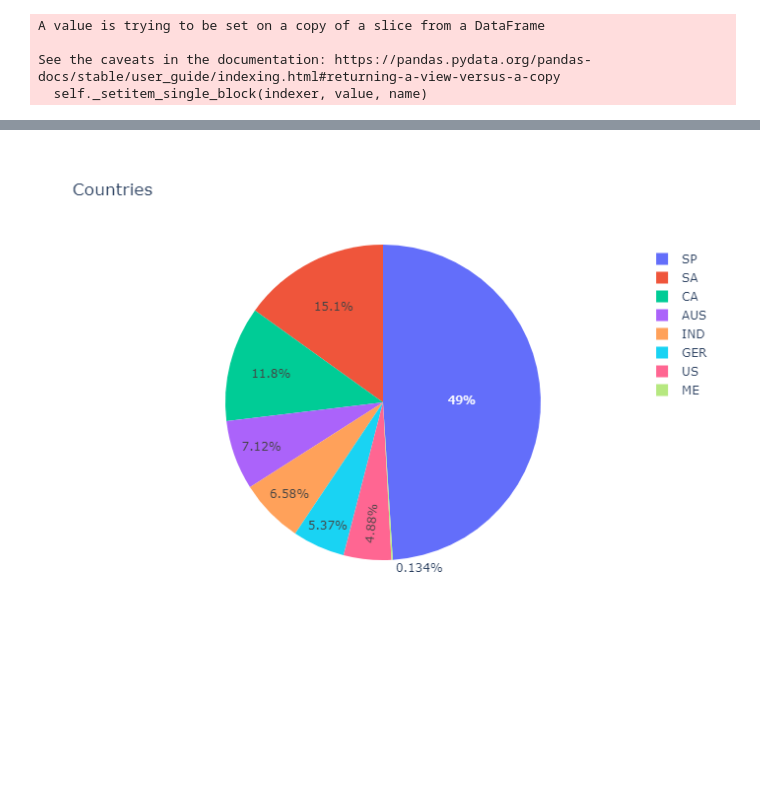
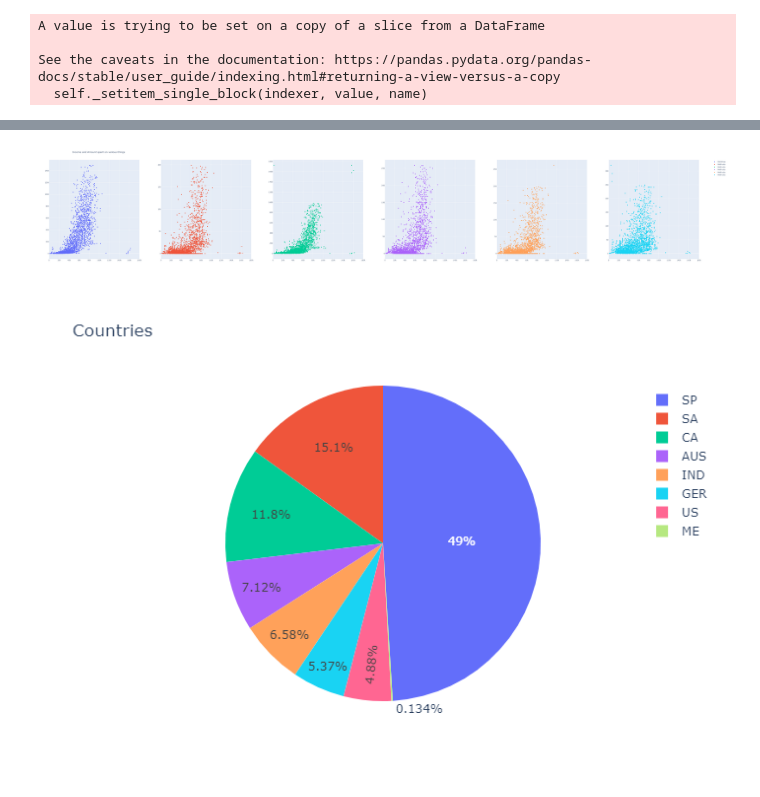
Before and after one commit to frax0n/Marketing-Analyis, a Jupyter notebook: Marketing Analytics .ipynb, the cells around one changed output, grey strips where cells are left out. Saved outputs shown, nothing was run; the diff lists cells and outputs as text; code cells hidden in the pictures; blank space fills up the shorter version.

Commit message:
Income

```diff
--- a/Marketing Analytics .ipynb
+++ b/Marketing Analytics .ipynb
@@ -76,3 +60,19 @@ sns.heatmap(IP.corr(),cmap='rainbow_r',annot=True)
+# %%
+dfIC=df1.sort_values(by=' Income ')
+dfIC=dfIC.dropna()
+fig = make_subplots(rows=1, cols=6)
+fig.add_trace(go.Scatter(x=dfIC[' Income '], y=dfIC['MntWines'], name='MntWines',mode='markers'),row=1,col=1)
+fig.add_trace(go.Scatter(x=dfIC[' Income '], y=dfIC['MntFruits'], name='MntFruits',mode='markers'),row=1,col=2)
+fig.add_trace(go.Scatter(x=dfIC[' Income '], y=dfIC['MntMeatProducts'], name='MntFruits',mode='markers'),row=1,col=3)
+fig.add_trace(go.Scatter(x=dfIC[' Income '], y=dfIC['MntFishProducts'], name='MntFruits',mode='markers'),row=1,col=4)
+fig.add_trace(go.Scatter(x=dfIC[' Income '], y=dfIC['MntSweetProducts'], name='MntFruits',mode='markers'),row=1,col=5)
+fig.add_trace(go.Scatter(x=dfIC[' Income '], y=dfIC['MntGoldProds'], name='MntFruits',mode='markers'),row=1,col=6)
+fig.update_xaxes(range = [0, 180000])
+fig.update_layout(title_text="Income and Amount spent on various things")
+fig.write_image("Income.png", width=5000, height=900)
+Image(filename='Income.png')
+# %% [output]
+[figure, added]
 # %%
 fig = px.pie(df1,names='Country',title='Countries')
 fig.write_image("Countries.png")
```
Also changed, not shown: parts of 9 cells of this notebook, 1 other file.
